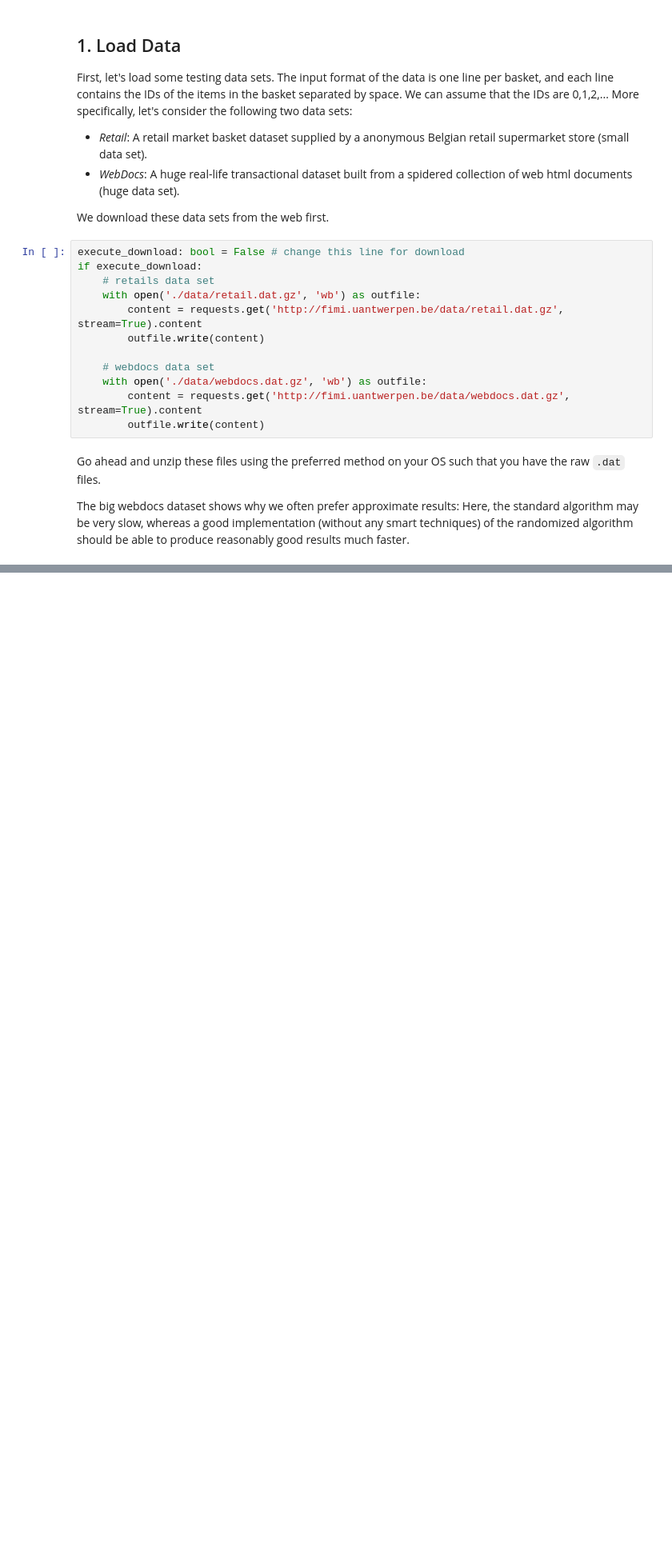
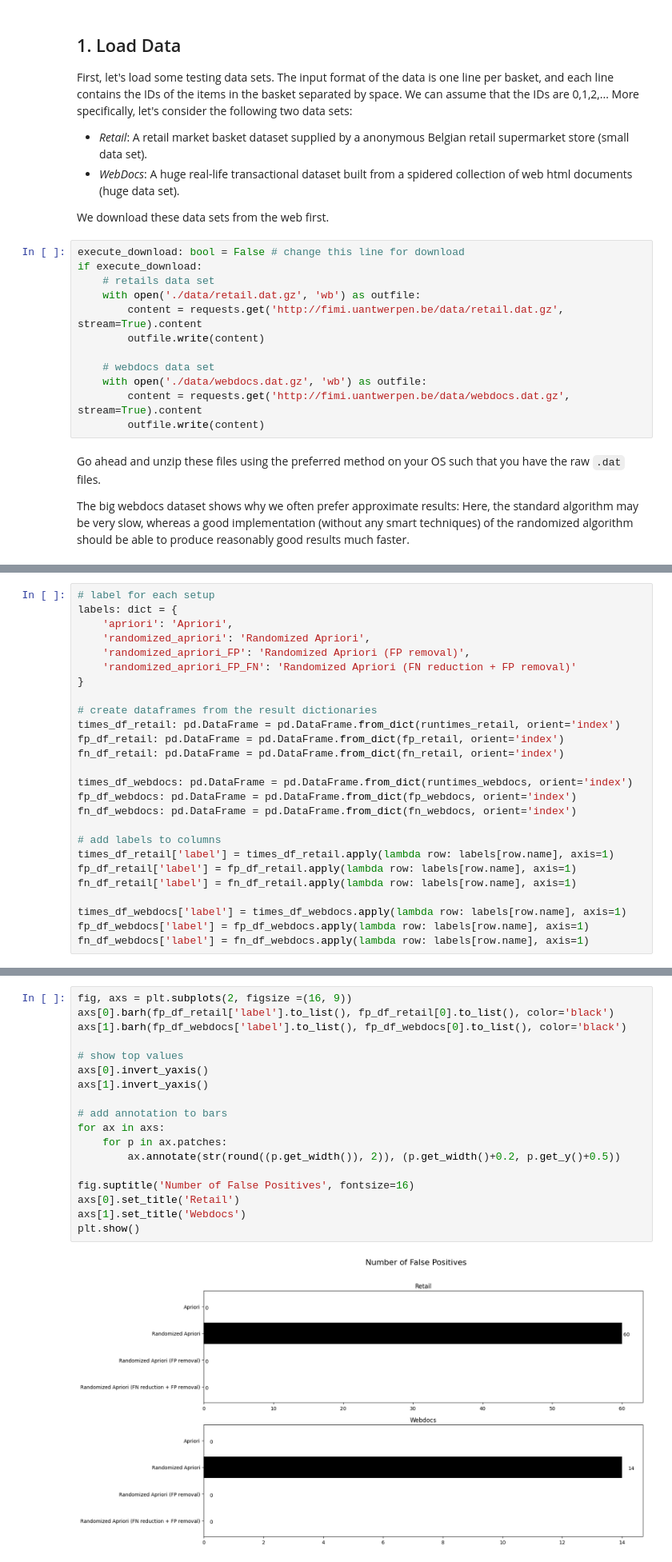
Before and after one commit to hanny-bal/apriori, a Jupyter notebook: apriori.ipynb, the cells around one changed output, grey strips where cells are left out. Shown at 80% size. Cells and saved outputs as stored; diff of their text form; blank space fills up the shorter version.

```diff
--- a/apriori.ipynb
+++ b/apriori.ipynb
@@ -67,0 +196,26 @@ len(output)
+# %%
+# label for each setup
+labels: dict = {
+    'apriori': 'Apriori',
+    'randomized_apriori': 'Randomized Apriori',
+    'randomized_apriori_FP': 'Randomized Apriori (FP removal)',
+    'randomized_apriori_FP_FN': 'Randomized Apriori (FN reduction + FP removal)'
+}
+
+# create dataframes from the result dictionaries
+times_df_retail: pd.DataFrame = pd.DataFrame.from_dict(runtimes_retail, orient='index')
+fp_df_retail: pd.DataFrame = pd.DataFrame.from_dict(fp_retail, orient='index')
+fn_df_retail: pd.DataFrame = pd.DataFrame.from_dict(fn_retail, orient='index')
+
+times_df_webdocs: pd.DataFrame = pd.DataFrame.from_dict(runtimes_webdocs, orient='index')
+fp_df_webdocs: pd.DataFrame = pd.DataFrame.from_dict(fp_webdocs, orient='index')
+fn_df_webdocs: pd.DataFrame = pd.DataFrame.from_dict(fn_webdocs, orient='index')
+
+# add labels to columns
+times_df_retail['label'] = times_df_retail.apply(lambda row: labels[row.name], axis=1)
+fp_df_retail['label'] = fp_df_retail.apply(lambda row: labels[row.name], axis=1)
+fn_df_retail['label'] = fn_df_retail.apply(lambda row: labels[row.name], axis=1)
+
+times_df_webdocs['label'] = times_df_webdocs.apply(lambda row: labels[row.name], axis=1)
+fp_df_webdocs['label'] = fp_df_webdocs.apply(lambda row: labels[row.name], axis=1)
+fn_df_webdocs['label'] = fn_df_webdocs.apply(lambda row: labels[row.name], axis=1)
@@ -67,0 +225,20 @@ len(output)
+# %%
+fig, axs = plt.subplots(2, figsize =(16, 9))
+axs[0].barh(fp_df_retail['label'].to_list(), fp_df_retail[0].to_list(), color='black')
+axs[1].barh(fp_df_webdocs['label'].to_list(), fp_df_webdocs[0].to_list(), color='black')
+
+# show top values
+axs[0].invert_yaxis()
+axs[1].invert_yaxis()
+
+# add annotation to bars
+for ax in axs:
+    for p in ax.patches:
+        ax.annotate(str(round((p.get_width()), 2)), (p.get_width()+0.2, p.get_y()+0.5))
+
+fig.suptitle('Number of False Positives', fontsize=16)
+axs[0].set_title('Retail')
+axs[1].set_title('Webdocs')
+plt.show()
+# %% [output]
+[figure, added]
```
Also changed, not shown: parts of 21 cells of this notebook, 3 other files.
